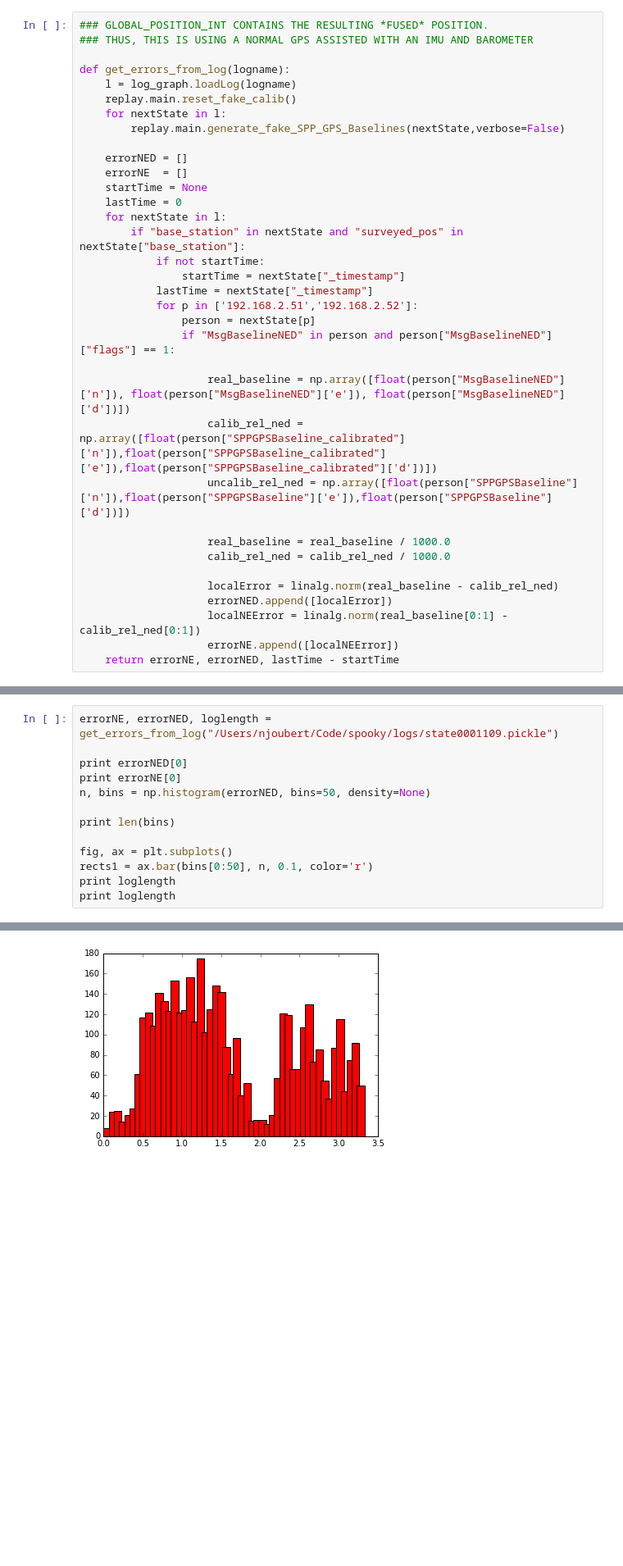
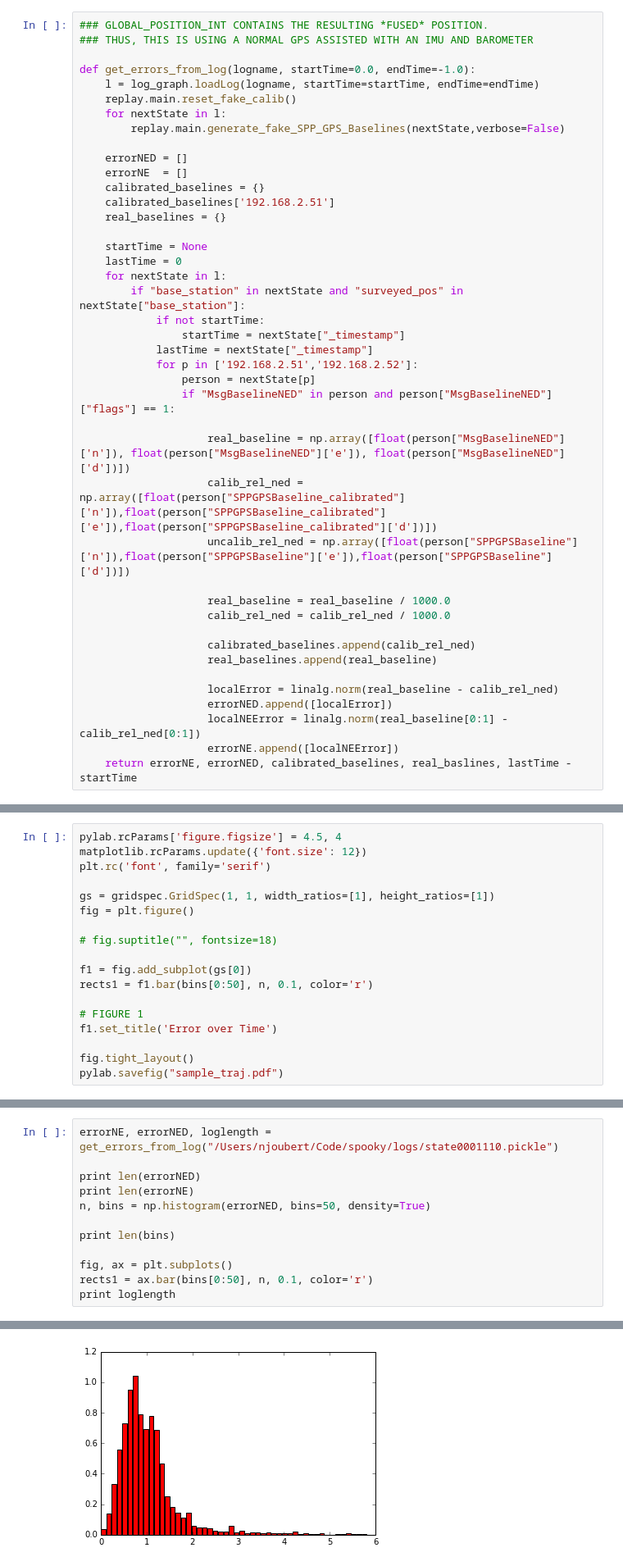
Before and after one commit to njoubert/spooky, a Jupyter notebook: experiments/ipython/31 - NJ - Generating GPS vs RTK Error Plots for SIGASIA.ipynb, the cells around one changed output, grey strips where cells are left out. Shown at 82% size. Drawn from its saved outputs; the diff is of its cells as text; blank space fills up the shorter version.

```diff
--- a/experiments/ipython/31 - NJ - Generating GPS vs RTK Error Plots for SIGASIA.ipynb
+++ b/experiments/ipython/31 - NJ - Generating GPS vs RTK Error Plots for SIGASIA.ipynb
@@ -82,14 +82,18 @@ print errorNED
 ### GLOBAL_POSITION_INT CONTAINS THE RESULTING *FUSED* POSITION.
 ### THUS, THIS IS USING A NORMAL GPS ASSISTED WITH AN IMU AND BAROMETER
 
-def get_errors_from_log(logname):
-    l = log_graph.loadLog(logname)
+def get_errors_from_log(logname, startTime=0.0, endTime=-1.0):
+    l = log_graph.loadLog(logname, startTime=startTime, endTime=endTime)
     replay.main.reset_fake_calib()
     for nextState in l:
         replay.main.generate_fake_SPP_GPS_Baselines(nextState,verbose=False)
 
     errorNED = []
     errorNE  = []
+    calibrated_baselines = {}
+    calibrated_baselines['192.168.2.51']
+    real_baselines = {}
+
     startTime = None
     lastTime = 0
     for nextState in l:
@@ -108,8 +112,11 @@ def get_errors_from_log(logname):
                     real_baseline = real_baseline / 1000.0
                     calib_rel_ned = calib_rel_ned / 1000.0
 
+                    calibrated_baselines.append(calib_rel_ned)
+                    real_baselines.append(real_baseline)
+
                     localError = linalg.norm(real_baseline - calib_rel_ned)
                     errorNED.append([localError])
                     localNEError = linalg.norm(real_baseline[0:1] - calib_rel_ned[0:1])
                     errorNE.append([localNEError])
-    return errorNE, errorNED, lastTime - startTime
+    return errorNE, errorNED, calibrated_baselines, real_baslines, lastTime - startTime
@@ -115,0 +132,18 @@ def get_errors_from_log(logname):
+# %%
+pylab.rcParams['figure.figsize'] = 4.5, 4
+matplotlib.rcParams.update({'font.size': 12})
+plt.rc('font', family='serif')
+
+gs = gridspec.GridSpec(1, 1, width_ratios=[1], height_ratios=[1])
+fig = plt.figure()
+
+# fig.suptitle("", fontsize=18)
+
+f1 = fig.add_subplot(gs[0])
+rects1 = f1.bar(bins[0:50], n, 0.1, color='r')
+
+# FIGURE 1
+f1.set_title('Error over Time')
+
+fig.tight_layout()
+pylab.savefig("sample_traj.pdf")
@@ -291,14 +346,13 @@ print loglength
 # %%
-errorNE, errorNED, loglength = get_errors_from_log("/Users/njoubert/Code/spooky/logs/state0001109.pickle")
+errorNE, errorNED, loglength = get_errors_from_log("/Users/njoubert/Code/spooky/logs/state0001110.pickle")
 
-print errorNED[0]
-print errorNE[0]
-n, bins = np.histogram(errorNED, bins=50, density=None)
+print len(errorNED)
+print len(errorNE)
+n, bins = np.histogram(errorNED, bins=50, density=True)
 
 print len(bins)
 
 fig, ax = plt.subplots()
 rects1 = ax.bar(bins[0:50], n, 0.1, color='r')
 print loglength
-print loglength
 # %% [output]
@@ -310 +363 @@ print loglength
-[figure, old version]
+[figure, new version]
```
Also changed, not shown: parts of 22 cells of this notebook, 4 other files.
